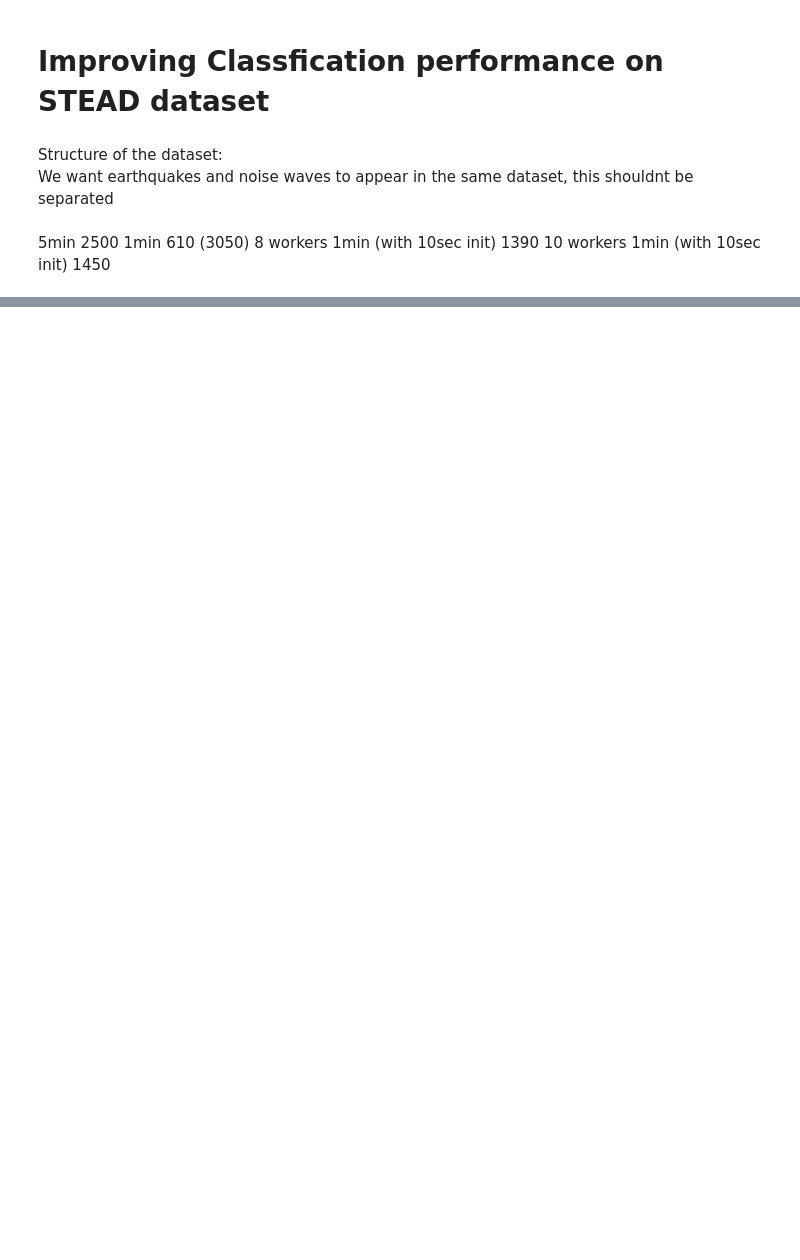
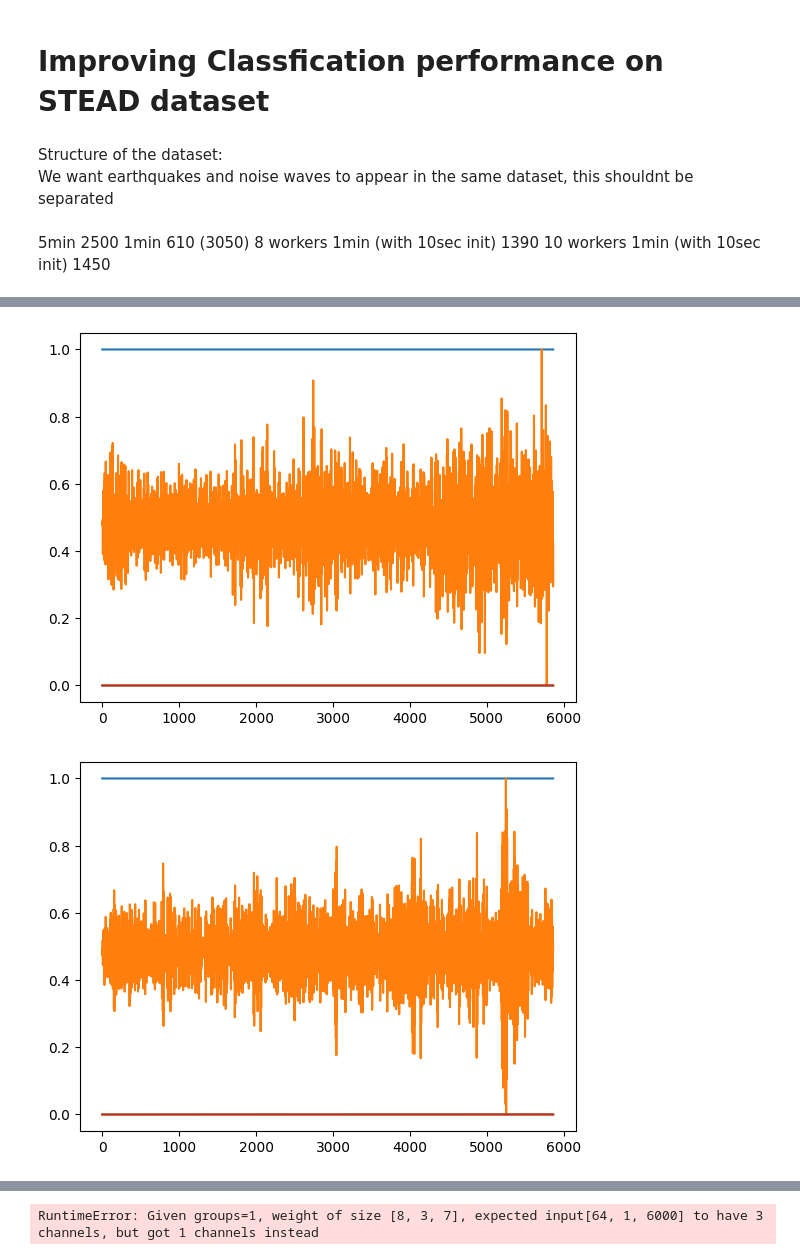
Before and after one commit to kerimoglutolga/earthquake-monitoring, a Jupyter notebook: classification/FinetuningPhaseNet.ipynb, the cells around one changed output, grey strips where cells are left out. Drawn from its saved outputs; the diff is of its cells as text; code cells hidden in the pictures; blank space fills up the shorter version.

```diff
--- a/classification/FinetuningPhaseNet.ipynb
+++ b/classification/FinetuningPhaseNet.ipynb
@@ -106,0 +125,28 @@ pd.read_csv(csv_file_noise)[['trace_name', 'p_arrival_sample', 's_arrival_sample
+# %%
+# Training loop
+for epoch in range(epochs):
+    model.train()
+    train_loss = 0
+    for i, (inputs, labels) in enumerate(train_loader):
+        inputs, labels = inputs.to(device).unsqueeze(1), labels.to(device)
+
+        optimizer.zero_grad()
+        outputs = model(inputs, logits=True)
+        loss = criterion(outputs, labels)
+        loss.backward()
+        optimizer.step()
+
+        train_loss += loss.cpu().detach().numpy() / inputs.shape[0]
+        if (not i%1000):
+            print(i, train_loss)
+
+    print(f"End of Epoch Training loss {train_loss / len(train_dataloader)}")
+
+    val_loss = 0
+    with torch.no_grad():
+        for inputs, labels in val_dataloader:
+            inputs, labels = inputs.to(device).unsqueeze(1), labels.to(device)
+            outputs = model(inputs, logits=True)
+            val_loss += criterion(outputs, labels) / inputs.shape[0]
+
+        print(f'Validation loss for epoch {epoch}: ', val_loss / len(val_dataloader))
@@ -106,0 +171,19 @@ pd.read_csv(csv_file_noise)[['trace_name', 'p_arrival_sample', 's_arrival_sample
+# %%
+val_loss = 0
+with torch.no_grad():
+    for i, (inputs, labels) in enumerate(test_dataloader):
+        if (i > 10):
+            inputs, labels = inputs.to(device).unsqueeze(1), labels.to(device)
+            outputs = model(inputs)
+            plt.plot(labels.cpu().detach().numpy()[0, 2, :])
+            plt.plot(inputs.cpu().detach().numpy()[0, 0, :])
+            plt.plot(outputs.cpu().detach().numpy()[0,0,:])
+            plt.plot(outputs.cpu().detach().numpy()[0,1,:])
+            #val_loss += criterion(outputs, labels) / inputs.shape[0]
+            plt.show()
+            if (i == 20): break
+
+    #print(f'Validation loss for epoch {0}: ', val_loss / len(val_dataloader))
+# %% [output]
+[figure, added]
+[figure, added]
@@ -106,0 +198,14 @@ pd.read_csv(csv_file_noise)[['trace_name', 'p_arrival_sample', 's_arrival_sample
+# %%
+val_loss = 0
+with torch.no_grad():
+    for inputs, labels in test_dataloader:
+        inputs
+        outputs = pt_model(inputs)
+        plt.plot(inputs.detach().numpy()[0, 0, :])
+        plt.plot(outputs.detach().numpy()[0,0,:])
+        plt.plot(outputs.detach().numpy()[0,1,:])
+        #val_loss += criterion(outputs, labels) / inputs.shape[0]
+
+        break
+# %% [output]
+RuntimeError: Given groups=1, weight of size [8, 3, 7], expected input[64, 1, 6000] to have 3 channels, but got 1 channels instead
```
Also changed, not shown: parts of 14 cells of this notebook.
